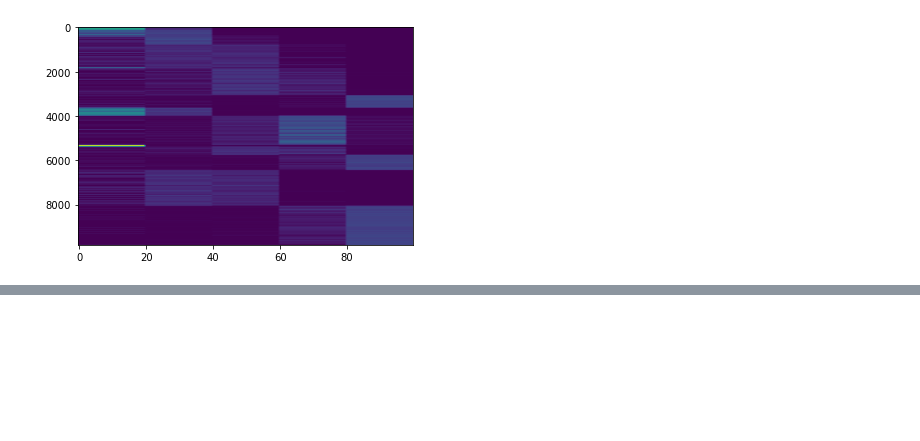
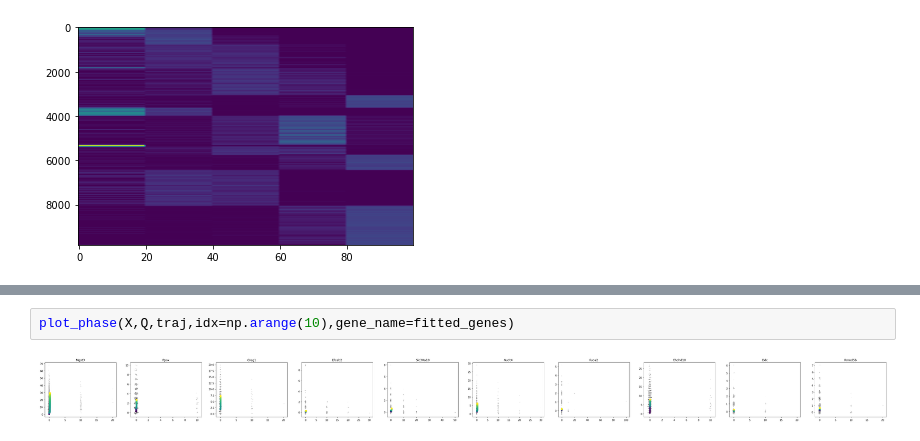
Before and after one commit to pachterlab/FGP_2024, a Jupyter notebook: notebooks/Barile.ipynb, the cells around one changed output, grey strips where cells are left out. Cells and saved outputs as stored; diff of their text form; blank space fills up the shorter version.

```diff
--- a/notebooks/Barile.ipynb
+++ b/notebooks/Barile.ipynb
@@ -182,0 +181,4 @@ print(traj.theta[plot_idx])
+# %%
+plot_phase(X,Q,traj,idx=np.arange(10),gene_name=fitted_genes)
+# %% [output]
+[figure, added]
```
Also changed, not shown: parts of 8 cells of this notebook.
